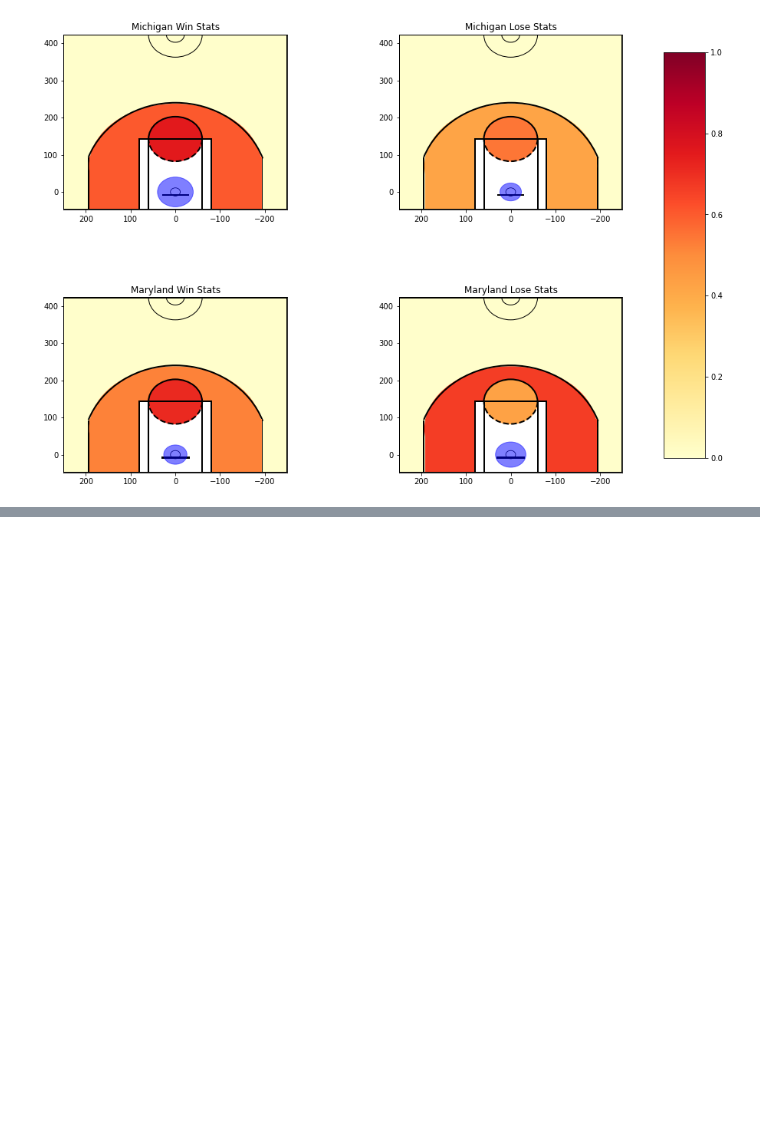
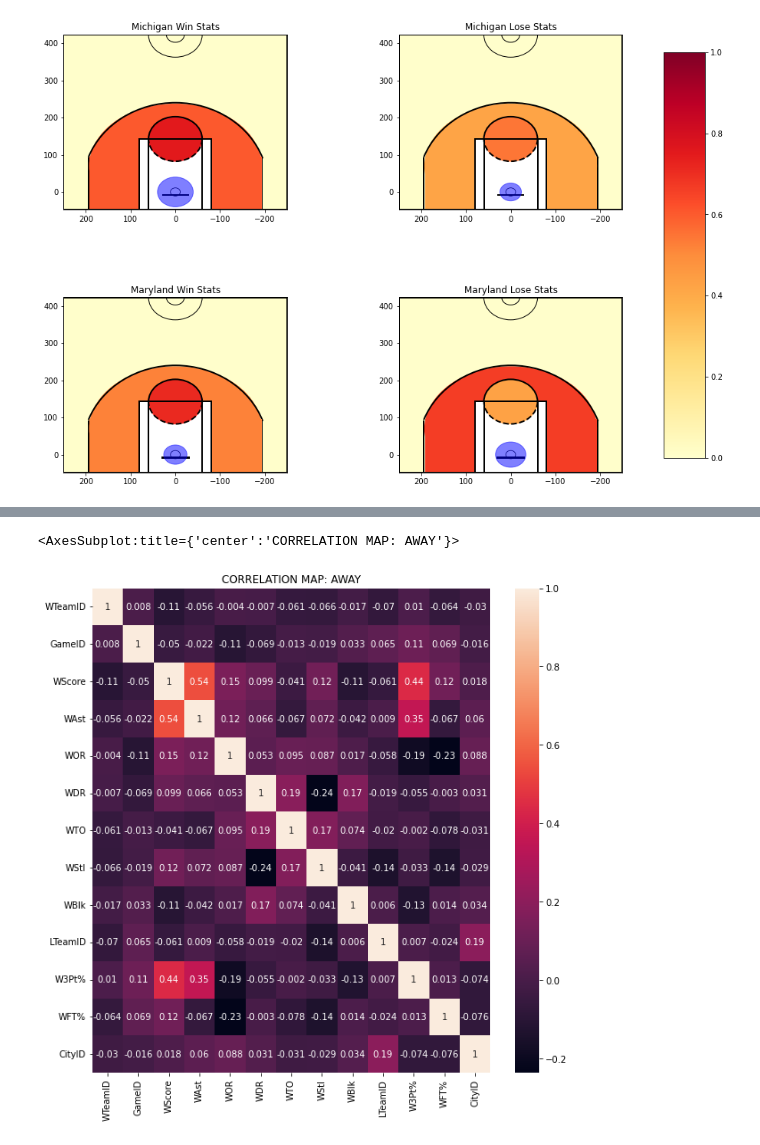
Before and after one commit to suhana-shirol/ballinsights, a Jupyter notebook: dashboard/Dashboard.ipynb, the cells around one changed output, grey strips where cells are left out. Saved outputs shown, nothing was run; the diff lists cells and outputs as text; code cells hidden in the pictures; blank space fills up the shorter version.

```diff
--- a/dashboard/Dashboard.ipynb
+++ b/dashboard/Dashboard.ipynb
@@ -183,0 +202,8 @@ Enter team2:Maryland
+# %%
+corrRegAway = regszn_away.corr().round(3)
+fig, ax = plt.subplots(figsize=(10,10))
+ax.set_title('CORRELATION MAP: AWAY')
+display(sns.heatmap(corrRegAway, annot=True, ax=ax))
+# %% [output]
+<AxesSubplot:title={'center':'CORRELATION MAP: AWAY'}>
+[figure, added]
```
Also changed, not shown: parts of 10 cells of this notebook.
